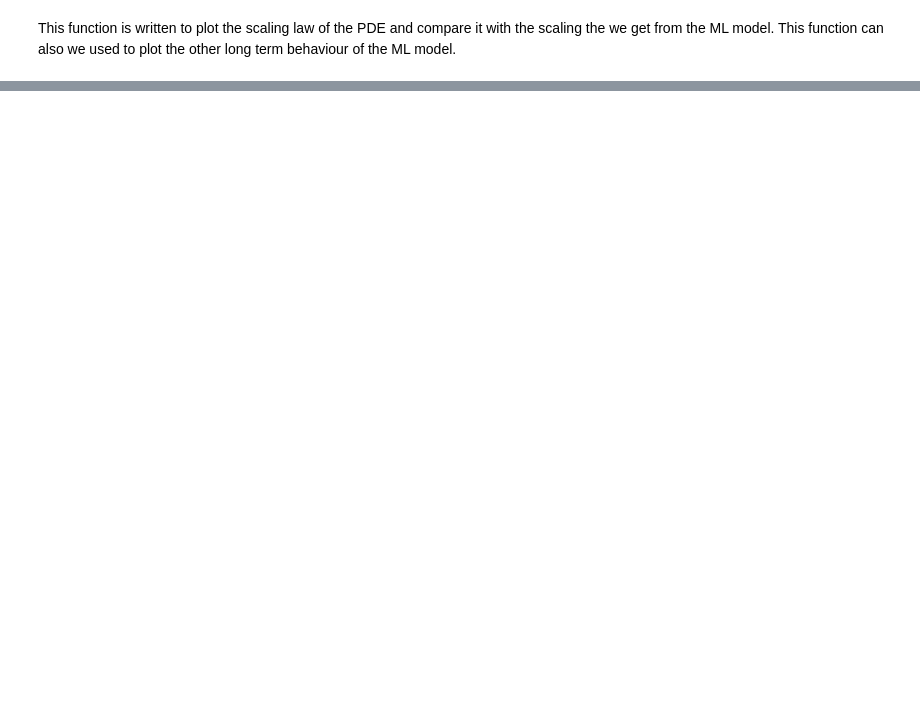
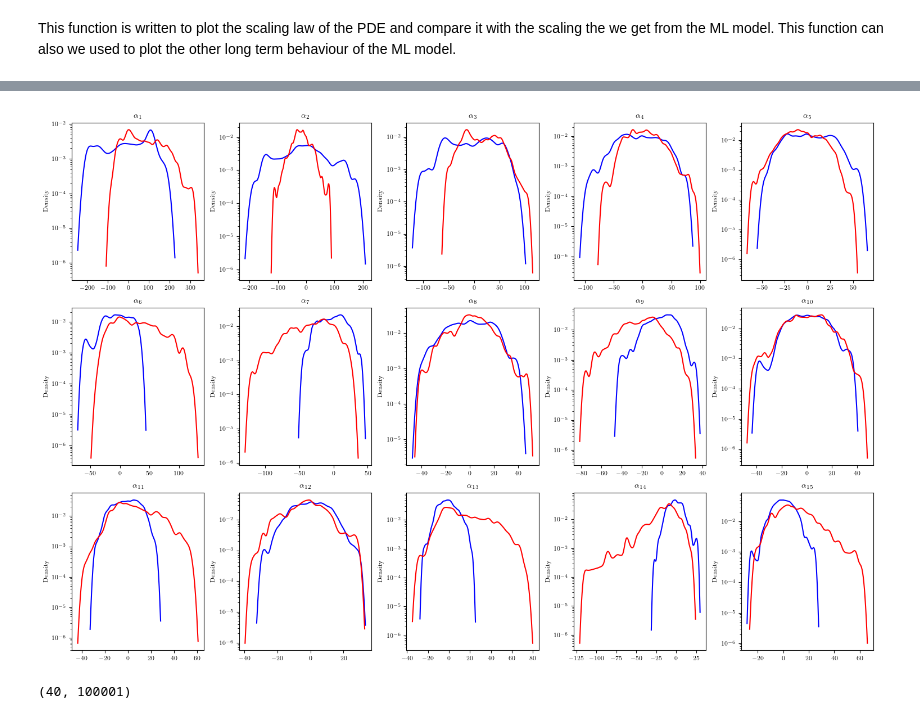
Before and after one commit to hojjatks/ROM_EnKF_earthquakecycle, a Jupyter notebook: Codes/earthquake/scaling.ipynb, the cells around one changed output, grey strips where cells are left out. Saved outputs shown, nothing was run; the diff lists cells and outputs as text; code cells hidden in the pictures; blank space fills up the shorter version.

```diff
--- a/Codes/earthquake/scaling.ipynb
+++ b/Codes/earthquake/scaling.ipynb
@@ -58,0 +25,3 @@ plt.plot(np.log10(v[2000,:]))
+# %%
+device = torch.device('cuda' if torch.cuda.is_available() else 'cpu')
+device
@@ -200,0 +463,18 @@ np.array(length_ruptures).shape
+# %%
+# Create a figure and axis objects
+fig, axs = plt.subplots(3, 5, figsize=(15, 10))
+
+# Flatten the axs array so that we can iterate over it easily
+axs = axs.flatten()
+
+# Plot the KDE plot for each column of X_full
+for i in range(15):
+    sns.kdeplot(X_full[:, i], ax=axs[i],color='blue')
+    sns.kdeplot(forecast[i,:],ax=axs[i],color='red')
+    axs[i].set_title(r'$\alpha_{{{}}}$'.format(i+1))
+    axs[i].set_yscale("log")
+# Adjust layout and show plot
+plt.tight_layout()
+plt.show()
+# %% [output]
+[figure, added]
@@ -200,0 +483,4 @@ np.array(length_ruptures).shape
+# %%
+forecast.shape
+# %% [output]
+(40, 100001)
```
Also changed, not shown: parts of 50 cells of this notebook, 1 other file.
